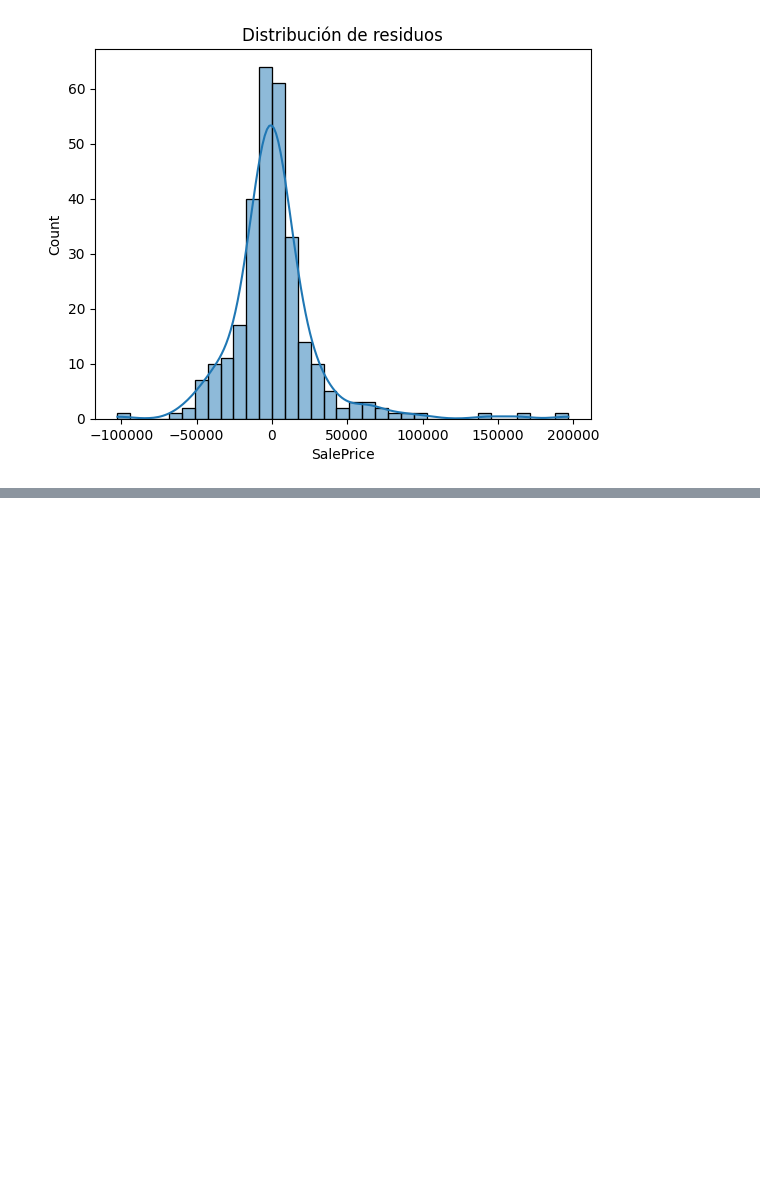
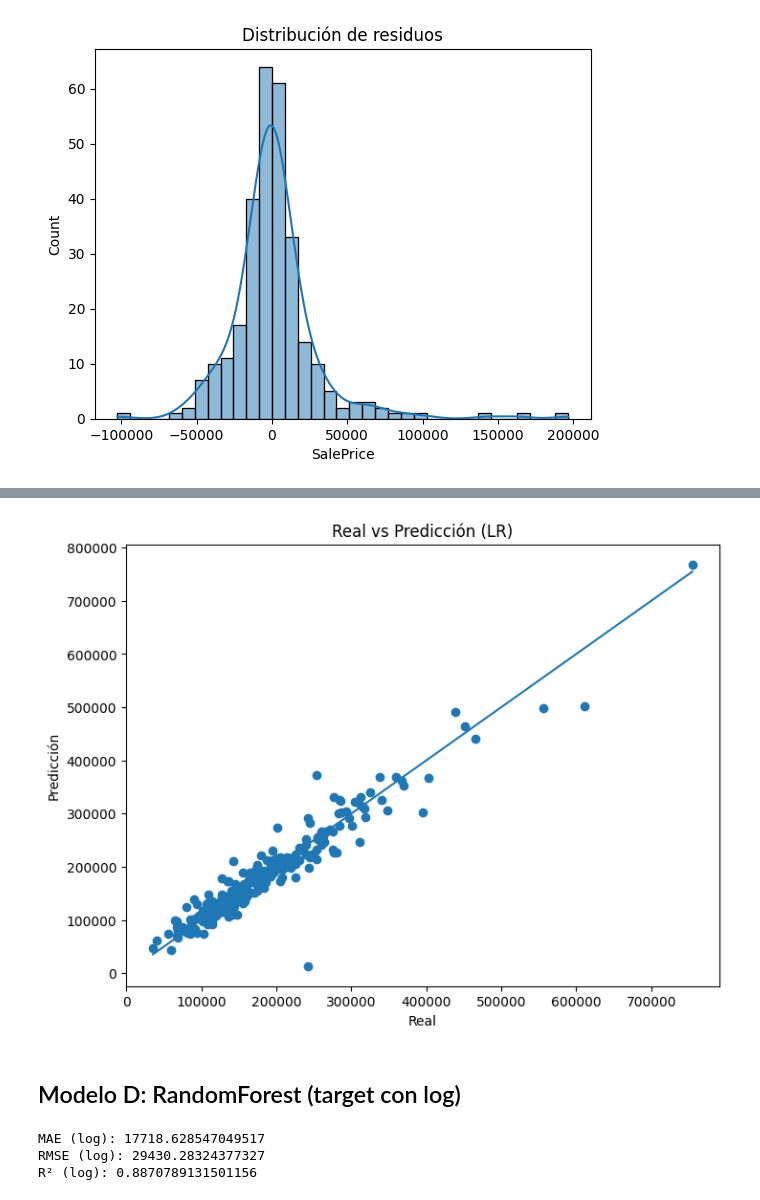
Before and after one commit to Edenilson-Molina/ml-house-prices, a Jupyter notebook: notebooks/03_modeling_eval.ipynb, the cells around one changed output, grey strips where cells are left out. Drawn from its saved outputs; the diff is of its cells as text; code cells hidden in the pictures; blank space fills up the shorter version.

```diff
--- a/notebooks/03_modeling_eval.ipynb
+++ b/notebooks/03_modeling_eval.ipynb
@@ -146,0 +184,19 @@ plt.show()
+# %%
+# Regresión lineal: real vs predicción
+import os
+
+plt.figure(figsize=(8, 6))
+plt.scatter(y_test, lr_log_pred)
+plt.plot([y_test.min(), y_test.max()], [y_test.min(), y_test.max()])
+plt.xlabel("Real")
+plt.ylabel("Predicción")
+plt.title("Real vs Predicción (LR)")
+
+figures_dir = "../reports/figures"
+os.makedirs(figures_dir, exist_ok=True)
+plt.savefig(f"{figures_dir}/lr_real_vs_pred_log.png")
+plt.show()
+# %% [output]
+[figure, added]
+# %% [markdown]
+## Modelo D: RandomForest (target con log)
@@ -146,0 +209,12 @@ plt.show()
+# %%
+# Evaluación del modelo con logaritmo
+rf_mae_log = mean_absolute_error(y_test, rf_log_pred)
+rf_rmse_log = root_mean_squared_error(y_test, rf_log_pred)
+rf_r2_log = r2_score(y_test, rf_log_pred)
+print("MAE (log):", rf_mae_log)
+print("RMSE (log):", rf_rmse_log)
+print("R² (log):", rf_r2_log)
+# %% [output]
+MAE (log): 17718.628547049517
+RMSE (log): 29430.28324377327
+R² (log): 0.8870789131501156
```
Also changed, not shown: parts of 14 cells of this notebook, 4 other files.
